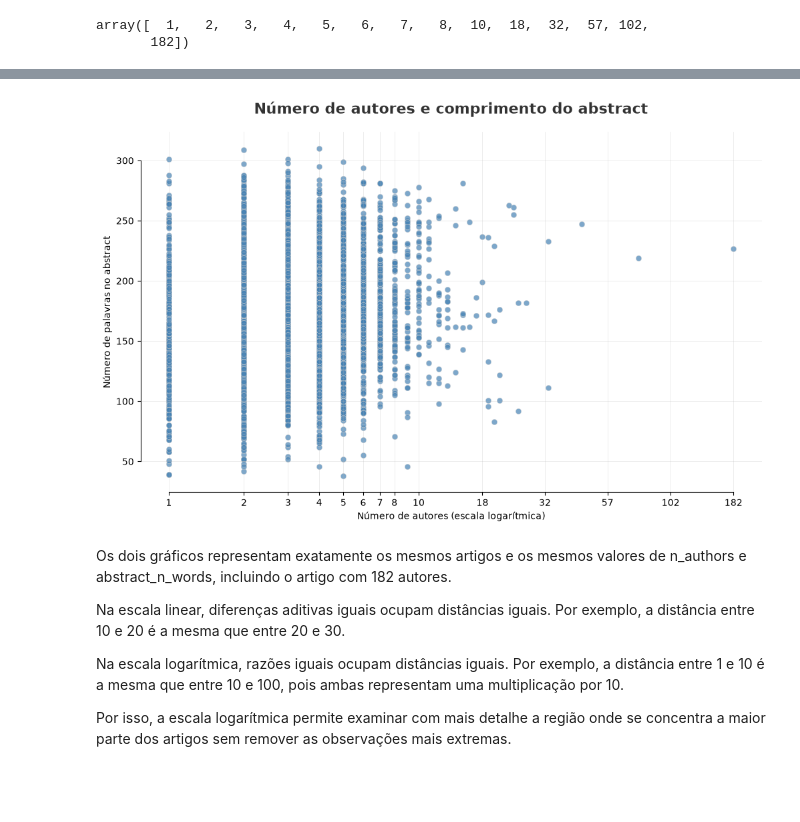
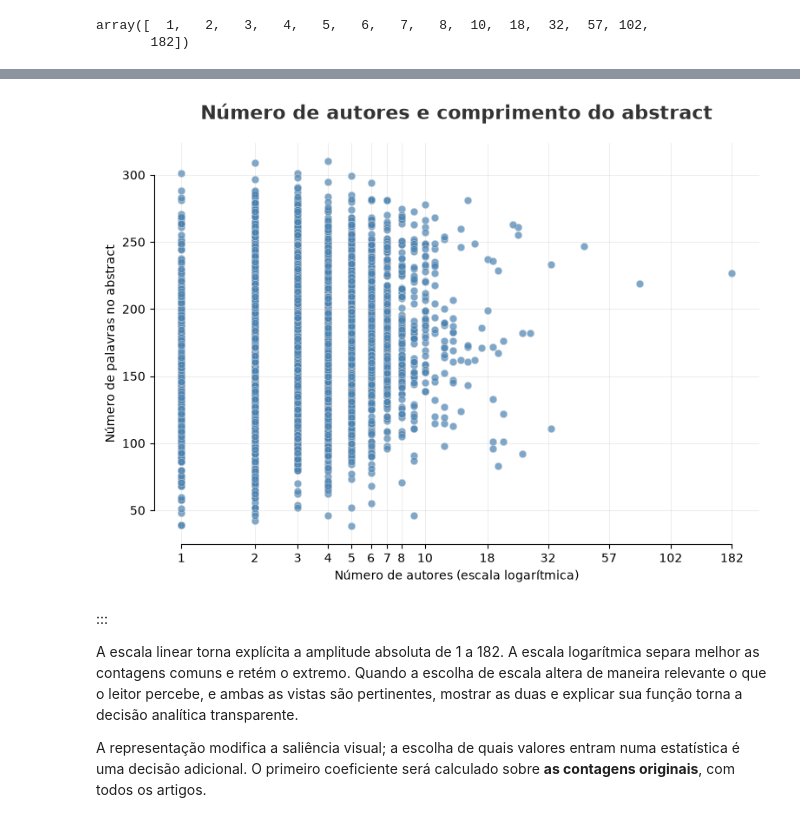
Before and after one commit to jhlopesalves/eda_humanidades, a Jupyter notebook: encontro_7/enc_7.ipynb, the cells around one changed output, grey strips where cells are left out. Cells and saved outputs as stored; diff of their text form; code cells hidden in the pictures; blank space fills up the shorter version.

```diff
--- a/encontro_7/enc_7.ipynb
+++ b/encontro_7/enc_7.ipynb
@@ -387,10 +509,12 @@ array([  1,   2,   3,   4,   5,   6,   7,   8,  10,  18,  32,  57, 102,
 # %%
+#| code-fold: true
+#| code-summary: "Mostrar ajustes da escala logarítmica"
 #| label: fig-autores-abstract-log-marcas
 #| fig-cap: "Escala logarítmica com marcações ajustadas às contagens."
 #| fig-alt: "Diagrama de dispersão com rótulos mais densos entre uma e oito entradas de autoria e rótulos mais espaçados para contagens maiores."
 
 fig, ax = plt.subplots(
-    figsize=(12, 7)
+    figsize=(9, 6)
 )
 
 sns.scatterplot(
@@ -420,43 +544,43 @@ ax.grid(
     True,
     alpha=0.4,
     linewidth=0.4,
 )
 
 # Mantém os valores originais, mas altera sua posição no eixo.
 ax.set_xscale("log")
 
 # Escolhe explicitamente quais valores serão mostrados no eixo.
 ax.set_xticks(
     x_ticks
 )
 
 # Exibe 1, 10, 100 etc. como números comuns, e não como potências de 10.
 ax.xaxis.set_major_formatter(
     ticker.ScalarFormatter()
 )
 
 # Remove subdivisões automáticas do eixo logarítmico que não serão rotuladas.
 ax.xaxis.set_minor_locator(
     ticker.NullLocator()
 )
 
 sns.despine(
     ax=ax,
     trim=True,
 )
 
 plt.show()
 # %% [output]
-[figure, old version]
+[figure, new version]
 # %% [markdown]
-Os dois gráficos representam exatamente os mesmos artigos e os mesmos valores de n_authors e abstract_n_words, incluindo o artigo com 182 autores.
+:::
 
-Na escala linear, diferenças aditivas iguais ocupam distâncias iguais. Por
-exemplo, a distância entre 10 e 20 é a mesma que entre 20 e 30.
+A escala linear torna explícita a amplitude absoluta de 1 a 182. A escala
+logarítmica separa melhor as contagens comuns e retém o extremo. Quando a
+escolha de escala altera de maneira relevante o que o leitor percebe, e ambas
+as vistas são pertinentes, mostrar as duas e explicar sua função torna a
+decisão analítica transparente.
 
-Na escala logarítmica, razões iguais ocupam distâncias iguais. Por exemplo, a
-distância entre 1 e 10 é a mesma que entre 10 e 100, pois ambas representam uma
-multiplicação por 10.
-
-Por isso, a escala logarítmica permite examinar com mais detalhe a região onde
-se concentra a maior parte dos artigos sem remover as observações mais extremas.
+A representação modifica a saliência visual; a escolha de quais valores
+entram numa estatística é uma decisão adicional. O primeiro coeficiente será
+calculado sobre **as contagens originais**, com todos os artigos.
```
Also changed, not shown: parts of 21 cells of this notebook.
